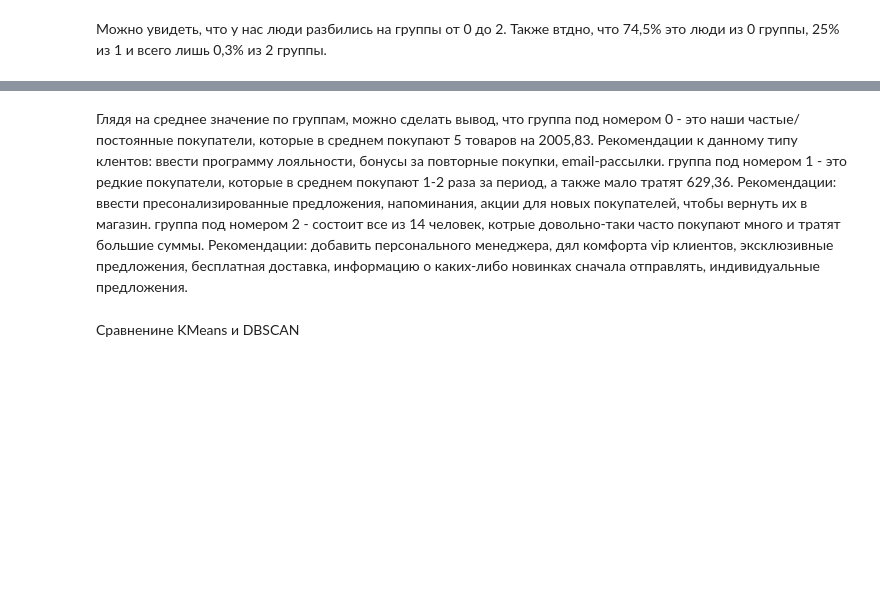
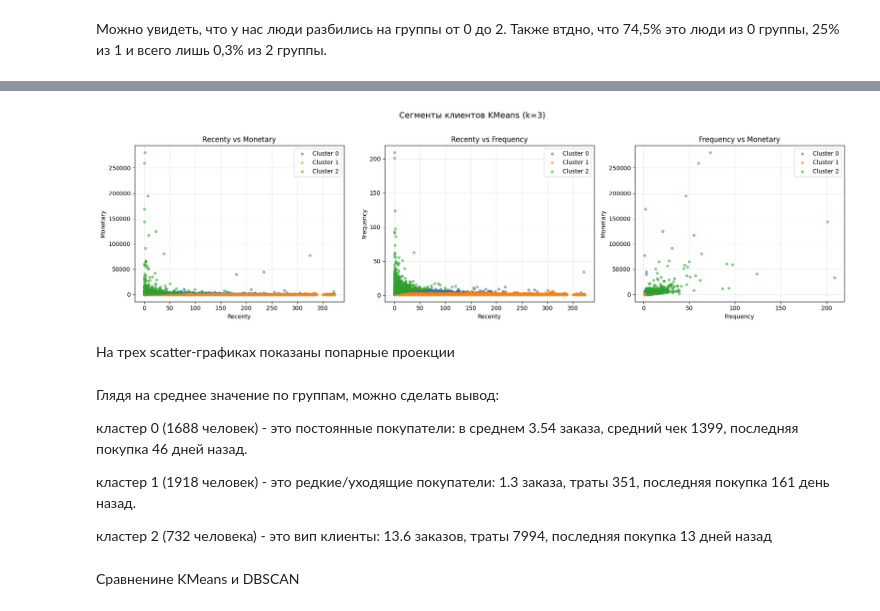
Before and after one commit to sgreysea/segmentation_customer, a Jupyter notebook: notebook/segmentationcustomer.ipynb, the cells around one changed output, grey strips where cells are left out. Saved outputs shown, nothing was run; the diff lists cells and outputs as text; code cells hidden in the pictures; blank space fills up the shorter version.

Commit message:
обновила ноутбук с кластеризацией

```diff
--- a/notebook/segmentationcustomer.ipynb
+++ b/notebook/segmentationcustomer.ipynb
@@ -202,8 +272,43 @@ Cluster
 Name: count, dtype: int64
 период данных: с 2010-12-01 08:26:00 по 2011-12-09 12:50:00
 всего дней: 373
+# %%
+import matplotlib.pyplot as plt
+
+fig, axes = plt.subplots(1, 3, figsize=(18, 5))
+pairs = [
+    ('Recenty', 'Monetary'),
+    ('Recenty', 'Frequency'),
+    ('Frequency', 'Monetary')
+]
+colors = {0: 'tab:blue', 1: 'tab:orange', 2: 'tab:green'}
+
+for ax, (x, y) in zip(axes, pairs):
+    for cl in sorted(rfm['Cluster'].unique()):
+        subset = rfm[rfm['Cluster'] == cl]
+        ax.scatter(subset[x], subset[y], s=15, alpha=0.5,
+                   c=colors[cl], label=f'Cluster {cl}')
+    ax.set_xlabel(x)
+    ax.set_ylabel(y)
+    ax.set_title(f'{x} vs {y}')
+    ax.legend()
+    ax.grid(True, alpha=0.3)
+
+plt.suptitle('Сегменты клиентов KMeans (k=3)', fontsize=14, y=1.02)
+plt.tight_layout()
+plt.show()
+# %% [output]
+[figure, added]
+# %% [markdown]
+На трех scatter-графиках показаны попарные проекции
 # %% [markdown]
-Глядя на среднее значение по группам, можно сделать вывод, что группа под номером 0 - это наши частые/постоянные покупатели, которые в среднем покупают 5 товаров на 2005,83. Рекомендации к данному типу клентов: ввести программу лояльности, бонусы за повторные покупки, email-рассылки. группа под номером 1 - это редкие покупатели, которые в среднем покупают 1-2 раза за период, а также мало тратят 629,36. Рекомендации: ввести пресонализированные предложения, напоминания, акции для новых покупателей, чтобы вернуть их в магазин. группа под номером 2 - состоит все из 14 человек, котрые довольно-таки часто покупают много и тратят большие суммы. Рекомендации: добавить персонального менеджера, дял комфорта vip клиентов, эксклюзивные предложения, бесплатная доставка, информацию о каких-либо новинках сначала отправлять, индивидуальные предложения.
+Глядя на среднее значение по группам, можно сделать вывод:
+
+кластер 0 (1688 человек) - это постоянные покупатели: в среднем 3.54 заказа, средний чек 1399, последняя покупка 46 дней назад.
+
+кластер 1 (1918 человек) - это редкие/уходящие покупатели: 1.3 заказа, траты 351, последняя покупка 161 день назад.
+
+кластер 2 (732 человека) - это вип клиенты: 13.6 заказов, траты 7994, последняя покупка 13 дней назад
 # %% [markdown]
 Сравненине KMeans и DBSCAN
 # %% [markdown]
```
Also changed, not shown: parts of 14 cells of this notebook.
